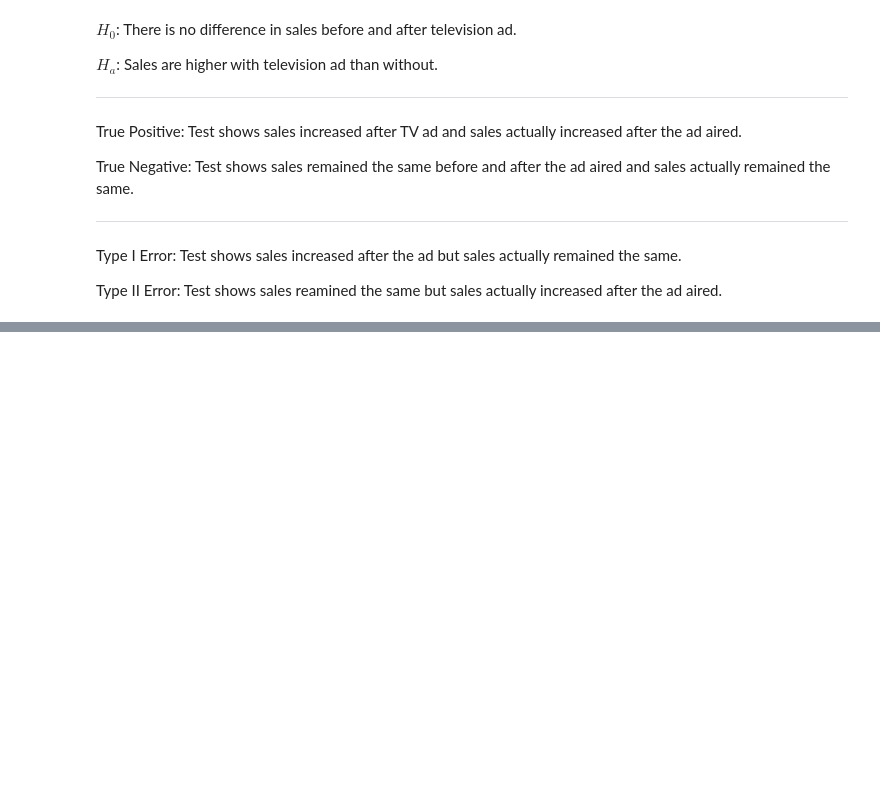
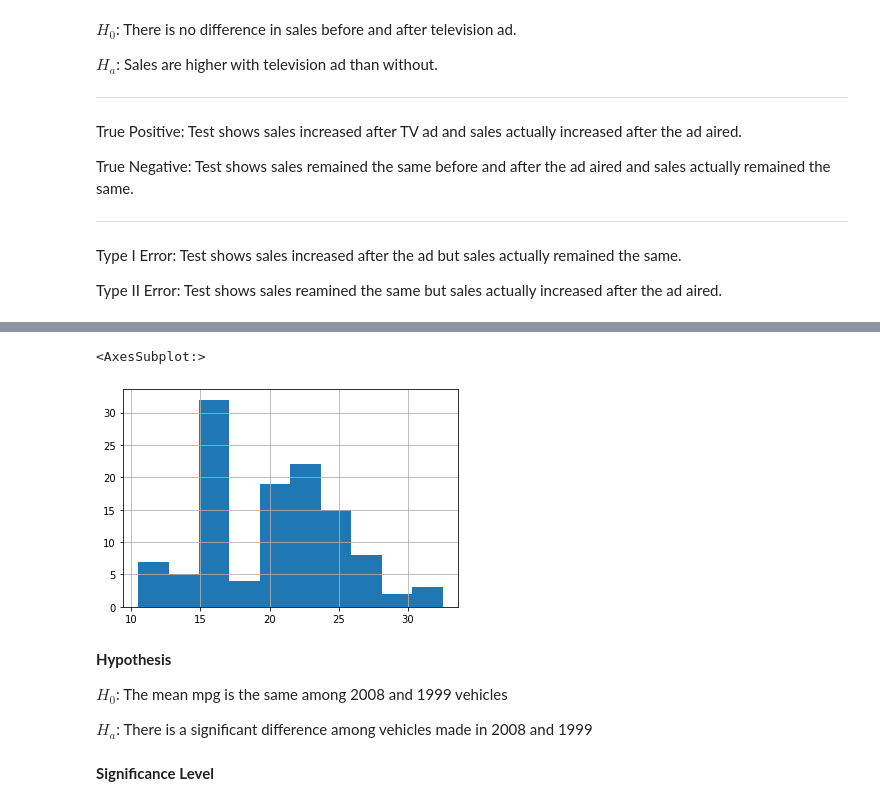
Before and after one commit to Jason-Tellez/statistics-exercises, a Jupyter notebook: hypothesis_testing.ipynb, the cells around one changed output, grey strips where cells are left out. Cells and saved outputs as stored; diff of their text form; code cells hidden in the pictures; blank space fills up the shorter version.

```diff
--- a/hypothesis_testing.ipynb
+++ b/hypothesis_testing.ipynb
@@ -49,0 +174,13 @@ Type II Error: Test shows sales reamined the same but sales actually increased a
+# %%
+mpg_2008.hist()
+# %% [output]
+<AxesSubplot:>
+[figure, added]
+# %% [markdown]
+**Hypothesis**
+
+$H_{0}$: The mean mpg is the same among 2008 and 1999 vehicles
+
+$H_{a}$: There is a significant difference among vehicles made in 2008 and 1999
+# %% [markdown]
+**Significance Level**
```
Also changed, not shown: parts of 58 cells of this notebook.
